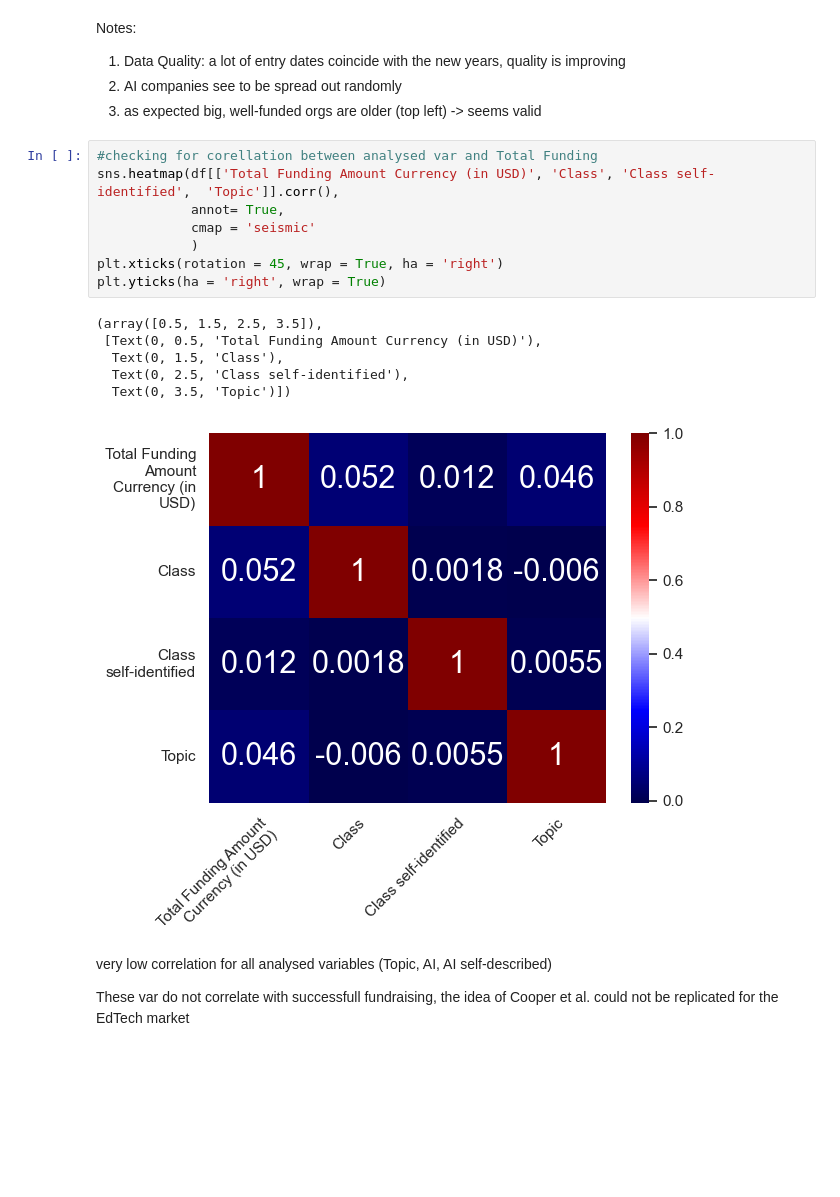
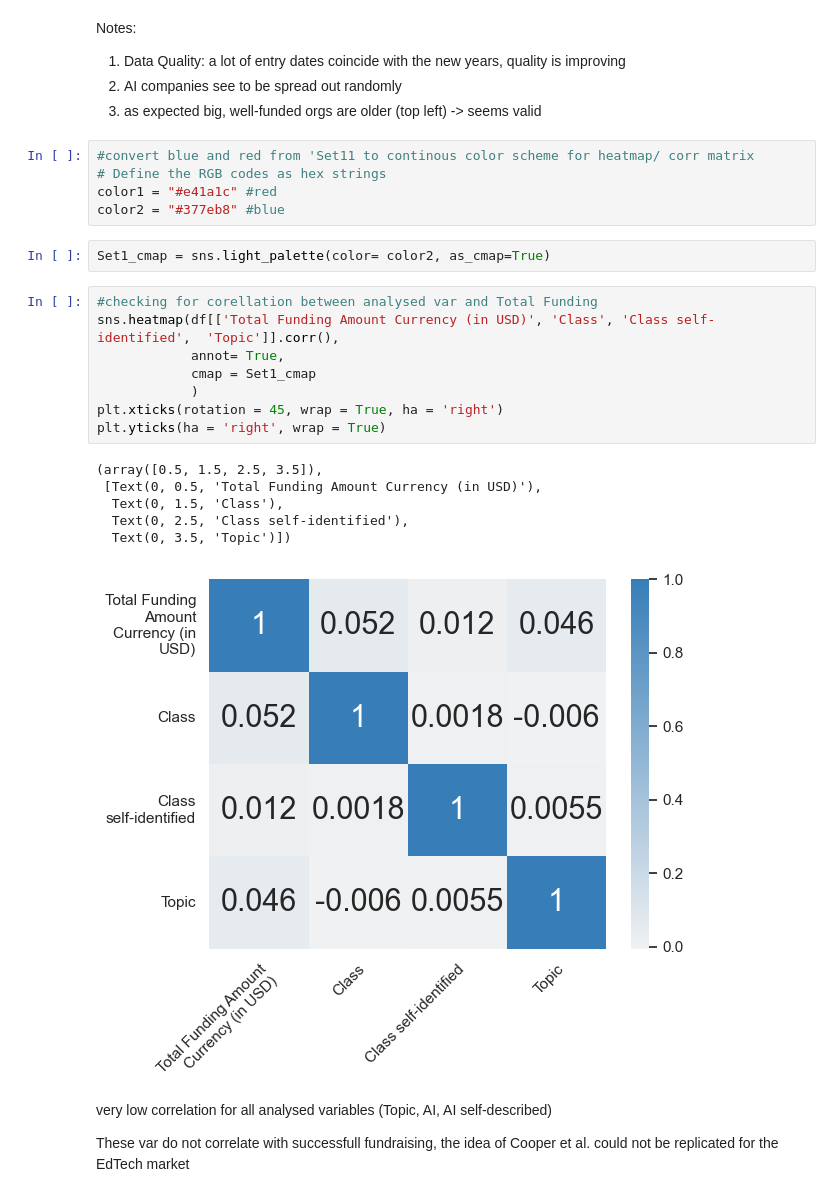
Before and after one commit to MarioMuehlematter/Education.ai, a Jupyter notebook: notebooks/Education.ai_Analysis+Plots.ipynb, the cells around one changed output. Saved outputs shown, nothing was run; the diff lists cells and outputs as text; blank space fills up the shorter version.

Commit message:
updates color scheme

```diff
--- a/notebooks/Education.ai_Analysis+Plots.ipynb
+++ b/notebooks/Education.ai_Analysis+Plots.ipynb
@@ -626,21 +626,28 @@ Notes:
 1. Data Quality: a lot of entry dates coincide with the new years, quality is improving
 2. AI companies see to be spread out randomly
 3. as expected big, well-funded orgs are older (top left) -> seems valid
+# %%
+#convert blue and red from 'Set11 to continous color scheme for heatmap/ corr matrix
+# Define the RGB codes as hex strings
+color1 = "#e41a1c" #red
+color2 = "#377eb8" #blue
+# %%
+Set1_cmap = sns.light_palette(color= color2, as_cmap=True)
 # %%
 #checking for corellation between analysed var and Total Funding
 sns.heatmap(df[['Total Funding Amount Currency (in USD)', 'Class', 'Class self-identified',  'Topic']].corr(),
             annot= True,
-            cmap = 'seismic'
+            cmap = Set1_cmap
             )
 plt.xticks(rotation = 45, wrap = True, ha = 'right')
 plt.yticks(ha = 'right', wrap = True)
 # %% [output]
 (array([0.5, 1.5, 2.5, 3.5]),
  [Text(0, 0.5, 'Total Funding Amount Currency (in USD)'),
   Text(0, 1.5, 'Class'),
   Text(0, 2.5, 'Class self-identified'),
   Text(0, 3.5, 'Topic')])
-[figure, old version]
+[figure, new version]
 # %% [markdown]
 very low correlation for all analysed variables (Topic, AI, AI self-described)
 
```
